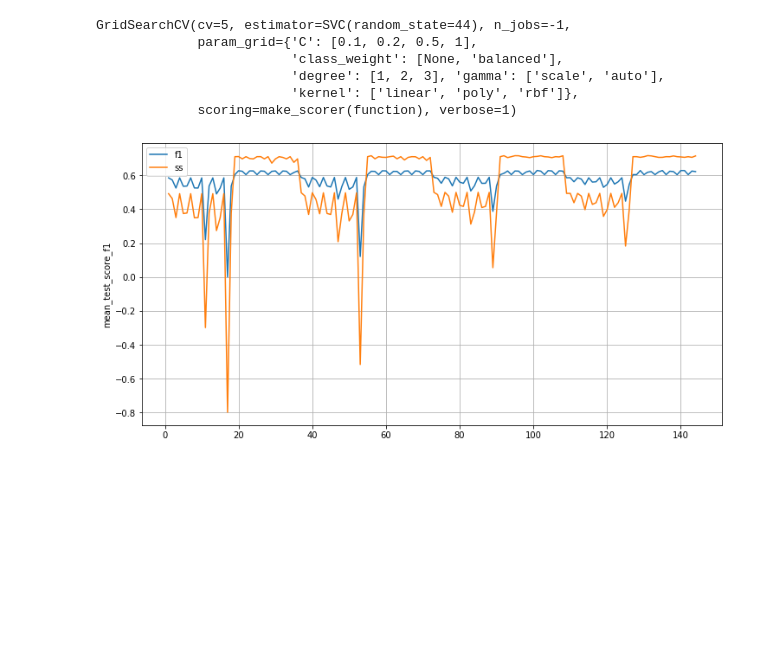
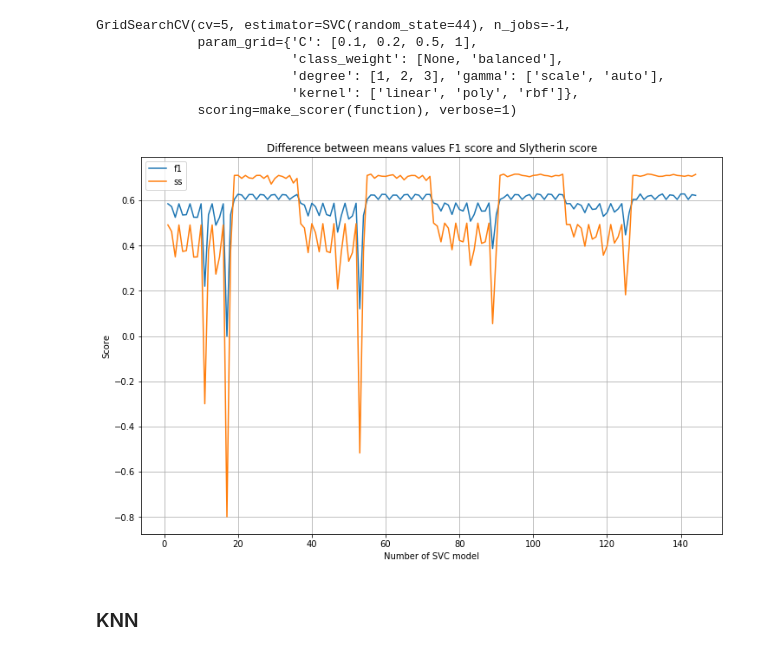
Before and after one commit to infoshareacademy/jdszr6-slytherin_group, a Jupyter notebook: ML_project/mk_scripts/models_comparison.ipynb, the cells around one changed output. Drawn from its saved outputs; the diff is of its cells as text; code cells hidden in the pictures; blank space fills up the shorter version.

```diff
--- a/ML_project/mk_scripts/models_comparison.ipynb
+++ b/ML_project/mk_scripts/models_comparison.ipynb
@@ -78,7 +79,7 @@ class DropTransformer(BaseEstimator, TransformerMixin):
 
         return transformed_data
 # %%
-def function(y_true, y_pred, discount = 0.2):
+def function(y_true, y_pred, discount = 0.2, result = 0):
 
     matrix = confusion_matrix(y_true, y_pred)
     TP = matrix[0][0]
@@ -86,7 +87,10 @@ def function(y_true, y_pred, discount = 0.2):
     FN = matrix[1][0]
     TN = matrix[1][1]
 
-    return 1 - (FN + discount*FP)/(TN + discount*TP)
+    if result == 0:
+        return 1 - (FN + discount*FP)/(TN + discount*TP)
+    else:
+        return TN - FN + discount*TP - discount*FP
 # %% [markdown]
 ### loading, getting dummies and cleaning data
 # %%
@@ -311,13 +326,18 @@ ss_results = ss_results.rename(columns={"params": "params_ss",
 # %%
 comparison = pd.concat([f1_results, ss_results], axis=1)
 
 X = range(1, len(comparison)+1)
 y_f1 = comparison["mean_test_score_f1"]
 y_ss = comparison["mean_test_score_ss"]
 
-fig = plt.figure(figsize=(12,6))
+fig = plt.figure(figsize=(12, 8))
 sns.lineplot(x = X, y = y_f1, label = "f1")
 sns.lineplot(x = X, y = y_ss, label = "ss")
 plt.grid()
+plt.title("Difference between means values F1 score and Slytherin score");
+plt.xlabel("Number of SVC model");
+plt.ylabel("Score");
 # %% [output]
-[figure, old version]
+[figure, new version]
+# %% [markdown]
+### KNN
```
Also changed, not shown: parts of 41 cells of this notebook, 1 other file.
